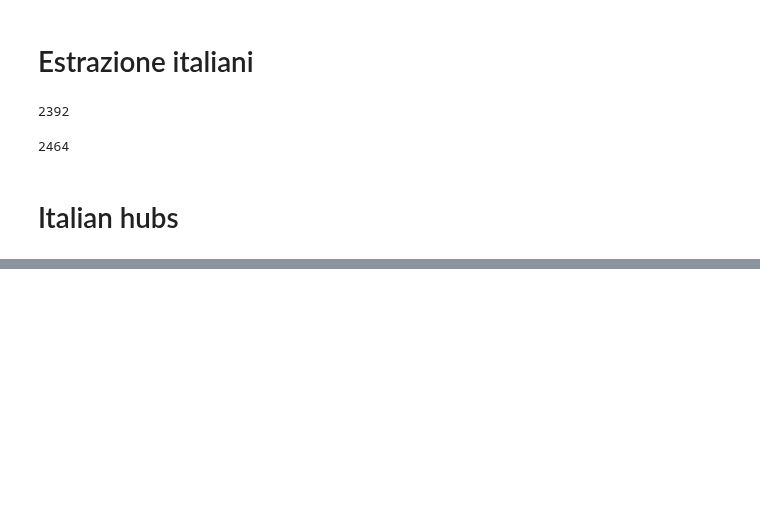
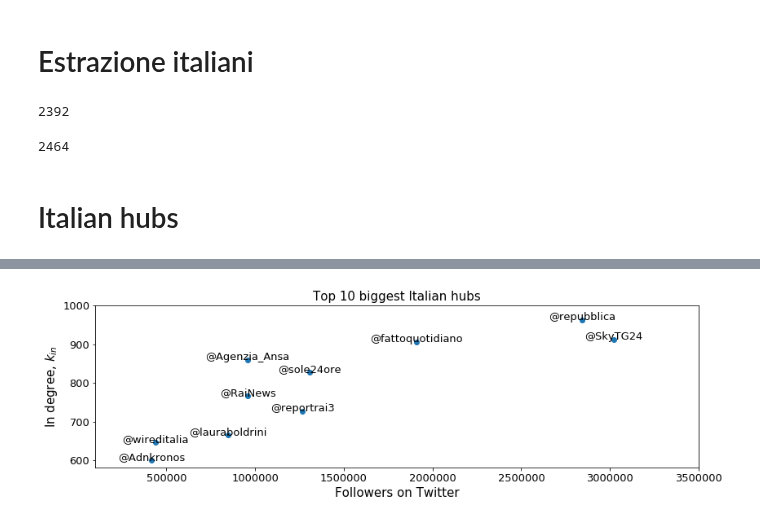
Before and after one commit to biyanisuraj/the_facebook_scandal, a Jupyter notebook: scripts/network_analysis/hubs_analysis.ipynb, the cells around one changed output, grey strips where cells are left out. Saved outputs shown, nothing was run; the diff lists cells and outputs as text; code cells hidden in the pictures; blank space fills up the shorter version.

```diff
--- a/scripts/network_analysis/hubs_analysis.ipynb
+++ b/scripts/network_analysis/hubs_analysis.ipynb
@@ -257,0 +269,3 @@ NameError: name 'nx' is not defined
+# %%
+df_ita['C'] = [clusters[h] for h in nodes_ids]
+df_ita.head()
@@ -257,0 +296,14 @@ NameError: name 'nx' is not defined
+# %%
+names=[]
+screen_names = []
+followers = []
+friends = []
+for i in range(df_ita.shape[0]):
+    for userid in tweets.find( {"id":int (df_ita['id'][i])}):
+        names.append( userid['name'] )
+        screen_names.append( '@'+userid['screen_name'] )
+        followers.append(userid['followers_count'])
+        friends.append(userid['friends_count'])
+
+print names[:10]
+print screen_names[:10]
@@ -257,0 +313,8 @@ NameError: name 'nx' is not defined
+# %%
+df_ita['name'] = names
+df_ita['screen_name'] = screen_names
+df_ita['followers'] = followers
+df_ita['following'] = friends
+# %%
+df_ita['Interest'] = df_ita['in_degree']/df_ita['followers']
+df_ita = df_ita.sort_values('in_degree', ascending=False)
@@ -257,0 +337,18 @@ NameError: name 'nx' is not defined
+# %%
+fig,ax = plt.subplots(figsize = (12,4))
+n = 10
+plt.plot(df_ita['followers'][:n], df_ita['degree'][:n], 'o')
+for i in range(n):
+    plt.text(df_ita['followers'].iloc[i], df_ita['degree'].iloc[i], str(df_ita['screen_name'].iloc[i]),ha ='center', fontsize =13)
+plt.xlabel('Followers on Twitter')
+plt.ylabel('In degree, $k_{in}$')
+plt.title('Top {} biggest Italian hubs'.format(n))
+#plt.xlim(xmax= 5*10**6)
+plt.xlim(100000,xmax= 3.5*10**6)
+plt.ylim(ymax= 1000)
+#ax.set_xscale('log')
+#plt.loglog()
+plt.tight_layout()
+plt.savefig('./imgs/hubs_followers_ita.pdf', format='pdf')
+# %% [output]
+[figure, added]
```
Also changed, not shown: parts of 13 cells of this notebook, 7 other files.
